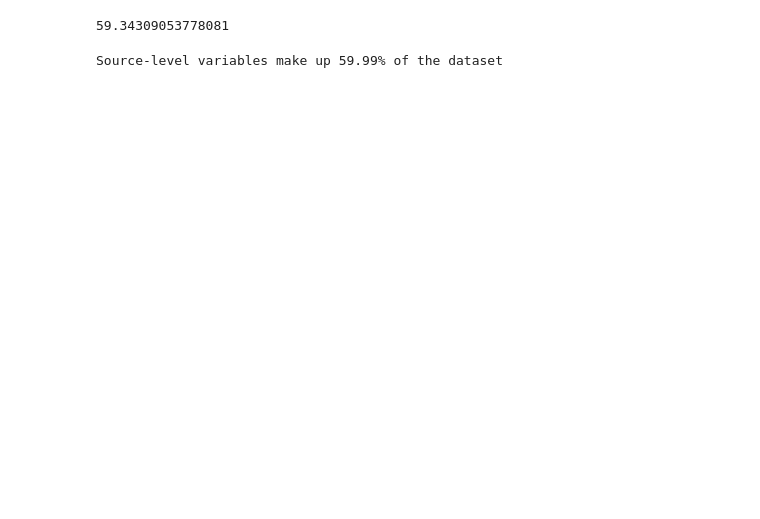
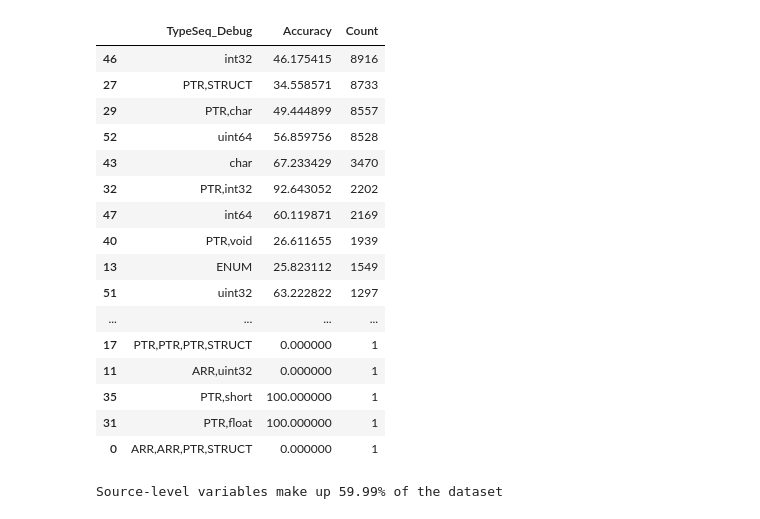
Before and after one commit to lasserre/datatype-recovery-experiments, a Jupyter notebook: notebooks/eval.ipynb, the cells around one changed output. Drawn from its saved outputs; the diff is of its cells as text; code cells hidden in the pictures; blank space fills up the shorter version.

```diff
--- a/notebooks/eval.ipynb
+++ b/notebooks/eval.ipynb
@@ -209,0 +210,8 @@ mdf
+# %%
+def calc_accuracy(df):
+    return len(df[df.TypeSeq_Debug==df.Pred])/len(df)*100
+
+# calc_accuracy(mdf[mdf.LocType_Debug=='register'])
+# calc_accuracy(mdf[mdf.HasDWARF])
+
+mdf.groupby('HasDWARF').pipe(lambda gb: pd.DataFrame([(val, calc_accuracy(df)) for val, df in gb], columns=['HasDWARF', 'Accuracy']))#.plot(kind='bar')
@@ -209,0 +243,21 @@ mdf
+# %%
+mdf.groupby('TypeSeq_Debug').pipe(lambda gb: pd.DataFrame([(val, calc_accuracy(df), len(df)) for val, df in gb], columns=['TypeSeq_Debug', 'Accuracy', 'Count']))\
+    .sort_values('Count',ascending=False)#.plot(kind='bar')
+# %% [output]
+|  | TypeSeq_Debug | Accuracy | Count |
+| 46 | int32 | 46.175415 | 8916 |
+| 27 | PTR,STRUCT | 34.558571 | 8733 |
+| 29 | PTR,char | 49.444899 | 8557 |
+| 52 | uint64 | 56.859756 | 8528 |
+| 43 | char | 67.233429 | 3470 |
+| 32 | PTR,int32 | 92.643052 | 2202 |
+| 47 | int64 | 60.119871 | 2169 |
+| 40 | PTR,void | 26.611655 | 1939 |
+| 13 | ENUM | 25.823112 | 1549 |
+| 51 | uint32 | 63.222822 | 1297 |
+| ... | ... | ... | ... |
+| 17 | PTR,PTR,PTR,STRUCT | 0.000000 | 1 |
+| 11 | ARR,uint32 | 0.000000 | 1 |
+| 35 | PTR,short | 100.000000 | 1 |
+| 31 | PTR,float | 100.000000 | 1 |
+| 0 | ARR,ARR,PTR,STRUCT | 0.000000 | 1 |
@@ -210,12 +266,5 @@ mdf
 # %%
 # mdf[mdf.Pred.apply(lambda x: 'COMP' in x)]
-# %%
-acc_corrected = len(mdf[mdf.TypeSeq_Debug==mdf.Pred])/len(mdf)*100
-acc_corrected
-
-# TODO: confusion matrix, F1, precision, recall from this mdf too
-# %% [output]
-59.34309053778081
 # %%
 print(f'Source-level variables make up {len(mdf[(mdf.HasDWARF)])/len(mdf)*100:.2f}% of the dataset')
 # %% [output]
```
Also changed, not shown: parts of 19 cells of this notebook, 5 other files.
